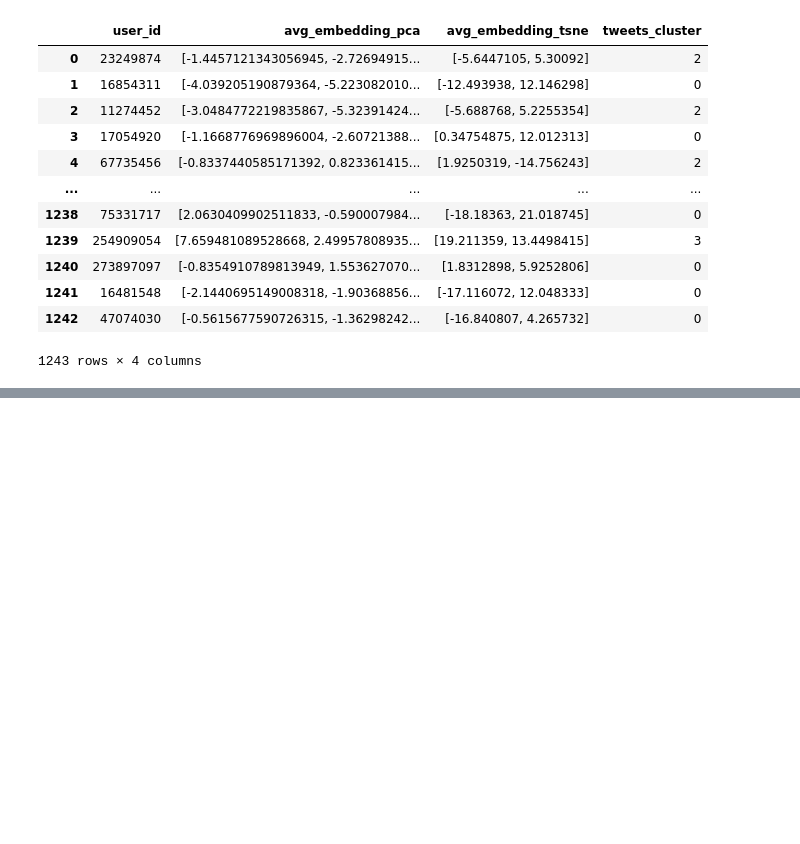
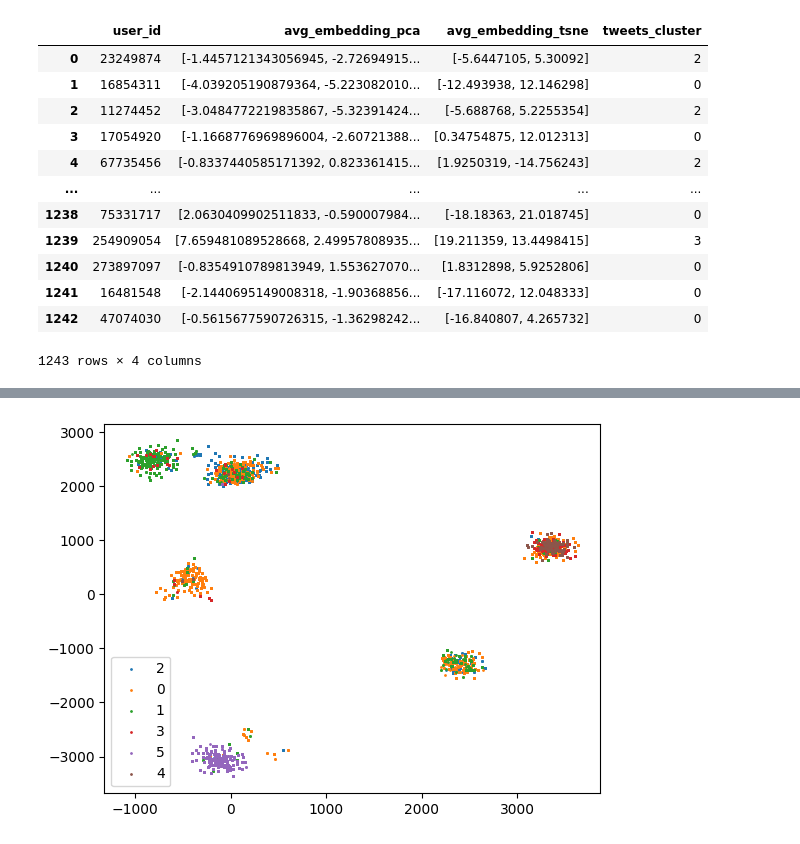
Before and after one commit to AleksandraSorokovikova/community-idea-lab-detection, a Jupyter notebook: sandbox/clustering_relies.ipynb, the cells around one changed output, grey strips where cells are left out. Cells and saved outputs as stored; diff of their text form; code cells hidden in the pictures; blank space fills up the shorter version.

```diff
--- a/sandbox/clustering_relies.ipynb
+++ b/sandbox/clustering_relies.ipynb
@@ -165,0 +191,9 @@ with open('replies_clusters.pickle', 'wb') as f:
+# %%
+fig, ax = plt.subplots()
+for cluster in replies_clusters['tweets_cluster'].unique():
+    users_cluster = replies_clusters.query('tweets_cluster == @cluster')
+    plt.scatter(users_cluster['X'], users_cluster['Y'], s=1, label=cluster)
+ax.legend()
+plt.show()
+# %% [output]
+[figure, added]
```
Also changed, not shown: parts of 5 cells of this notebook.
